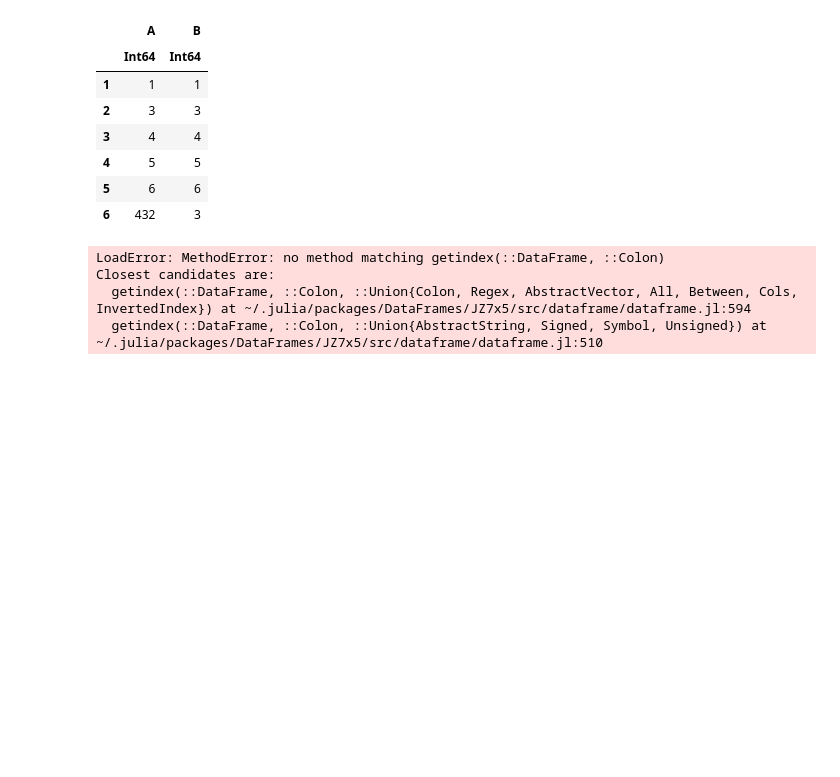
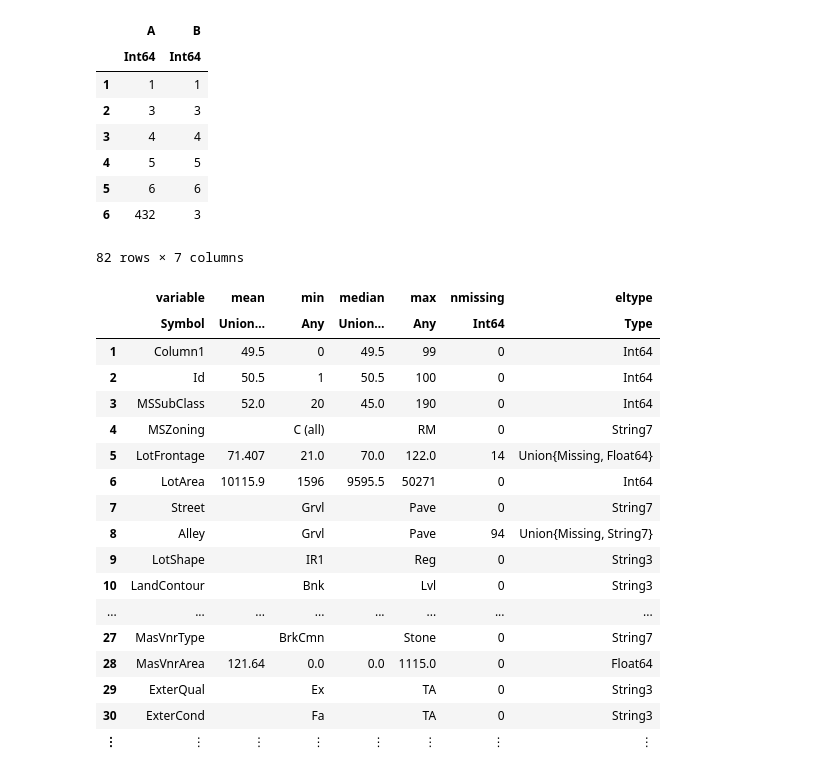
Before and after one commit to johntango/JuliaFall2022, a Jupyter notebook: DataFrames.ipynb, the cells around one changed output. Saved outputs shown, nothing was run; the diff lists cells and outputs as text; code cells hidden in the pictures; blank space fills up the shorter version.

```diff
--- a/DataFrames.ipynb
+++ b/DataFrames.ipynb
@@ -367,11 +376,27 @@ df = df[:, map(col -> eltype(col) <: Number, eachcol(df))]
 | 4 | 5 | 5 |
 | 5 | 6 | 6 |
 | 6 | 432 | 3 |
-# %%
-
-df2 = map(x -> ismissing(x) ? 0 : x, df[ :])
-# %% [output]
-LoadError: MethodError: no method matching getindex(::DataFrame, ::Colon)
-Closest candidates are:
-  getindex(::DataFrame, ::Colon, ::Union{Colon, Regex, AbstractVector, All, Between, Cols, InvertedIndex}) at ~/.julia/packages/DataFrames/JZ7x5/src/dataframe/dataframe.jl:594
-  getindex(::DataFrame, ::Colon, ::Union{AbstractString, Signed, Symbol, Unsigned}) at ~/.julia/packages/DataFrames/JZ7x5/src/dataframe/dataframe.jl:510
+# %%
+
+using DataFrames; df = CSV.read("house100Data.csv", DataFrame)
+describe(df)
+# %% [output]
+82 rows × 7 columns
+|  | variable | mean | min | median | max | nmissing | eltype |
+|  | Symbol | Union… | Any | Union… | Any | Int64 | Type |
+| 1 | Column1 | 49.5 | 0 | 49.5 | 99 | 0 | Int64 |
+| 2 | Id | 50.5 | 1 | 50.5 | 100 | 0 | Int64 |
+| 3 | MSSubClass | 52.0 | 20 | 45.0 | 190 | 0 | Int64 |
+| 4 | MSZoning |  | C (all) |  | RM | 0 | String7 |
+| 5 | LotFrontage | 71.407 | 21.0 | 70.0 | 122.0 | 14 | Union{Missing, Float64} |
+| 6 | LotArea | 10115.9 | 1596 | 9595.5 | 50271 | 0 | Int64 |
+| 7 | Street |  | Grvl |  | Pave | 0 | String7 |
+| 8 | Alley |  | Grvl |  | Pave | 94 | Union{Missing, String7} |
+| 9 | LotShape |  | IR1 |  | Reg | 0 | String3 |
+| 10 | LandContour |  | Bnk |  | Lvl | 0 | String3 |
+| ... | ... | ... | ... | ... | ... | ... | ... |
+| 27 | MasVnrType |  | BrkCmn |  | Stone | 0 | String7 |
+| 28 | MasVnrArea | 121.64 | 0.0 | 0.0 | 1115.0 | 0 | Float64 |
+| 29 | ExterQual |  | Ex |  | TA | 0 | String3 |
+| 30 | ExterCond |  | Fa |  | TA | 0 | String3 |
+| ⋮ | ⋮ | ⋮ | ⋮ | ⋮ | ⋮ | ⋮ | ⋮ |
```
Also changed, not shown: parts of 8 cells of this notebook, 1 other file.
